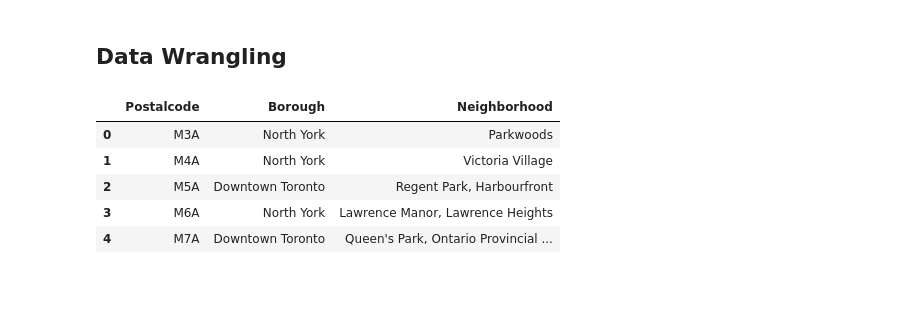
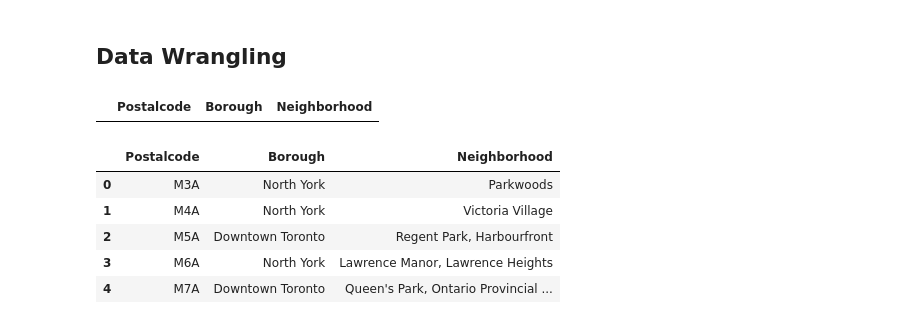
Before and after one commit to doodleza/Coursera_Capstone, a Jupyter notebook: Segmenting_and_Clustering_Neighborhoods_in_Toronto_1.ipynb, the cells around one changed output. Drawn from its saved outputs; the diff is of its cells as text; code cells hidden in the pictures; blank space fills up the shorter version.

```diff
--- a/Segmenting_and_Clustering_Neighborhoods_in_Toronto_1.ipynb
+++ b/Segmenting_and_Clustering_Neighborhoods_in_Toronto_1.ipynb
@@ -12,7 +12,7 @@ response
 # %% [output]
 '\n<!DOCTYPE html>\n<html class="client-nojs" lang="en" dir="ltr">\n<head>\n<meta charset="UTF-8"/>\n<title>List of postal codes of Canada: M - Wikipedia</title>\n<script>document.documentElement.clas ...
 # %%
-soup = BeautifulSoup(source, 'xml')
+soup = BeautifulSoup(response, 'xml')
 # %%
 table=soup.find('table')
 # %%
@@ -40,6 +40,11 @@ df.head()
 ## Data Wrangling
 # %%
 df=df[df['Borough']!='Not assigned']
+# %%
+#there are no "Not Assigned" neighborhoods
+df[df['Neighborhood']=='Not assigned']
+# %% [output]
+|  | Postalcode | Borough | Neighborhood |
 # %%
 temp_df=df.groupby('Postalcode')['Neighborhood'].apply(lambda x: "%s" % ', '.join(x))
 temp_df=temp_df.reset_index(drop=False)
```
